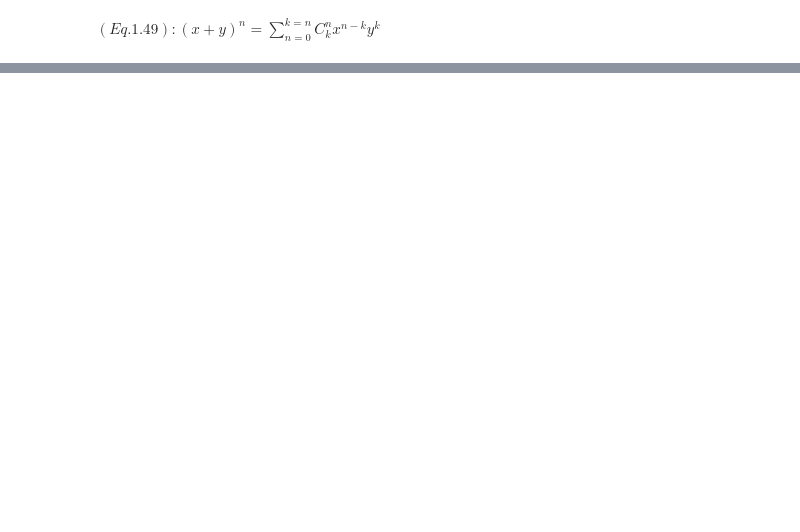
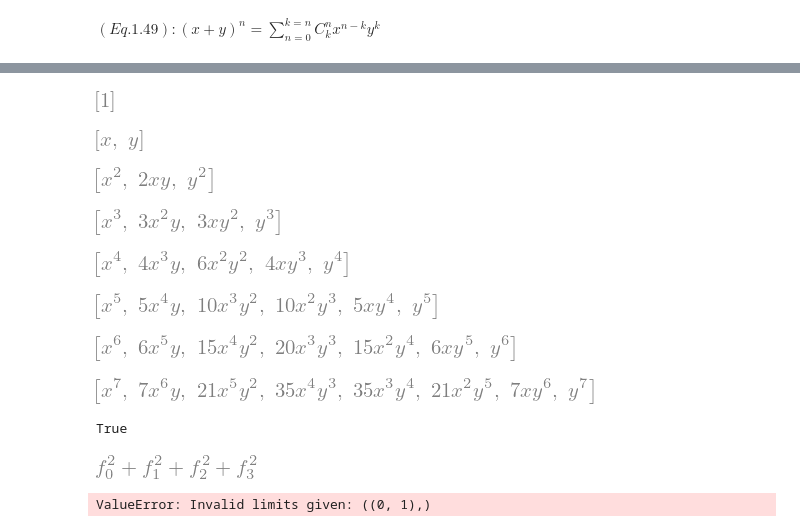
Before and after one commit to wittler-github/MathCalcGraphScripts, a Jupyter notebook: GraphScriptsMath/GraphScriptsMMFPAE/C_1_Preliminary_Algebra/S_1.6_p28.ipynb, the cells around one changed output, grey strips where cells are left out. Drawn from its saved outputs; the diff is of its cells as text; code cells hidden in the pictures; blank space fills up the shorter version.

```diff
--- a/GraphScriptsMath/GraphScriptsMMFPAE/C_1_Preliminary_Algebra/S_1.6_p28.ipynb
+++ b/GraphScriptsMath/GraphScriptsMMFPAE/C_1_Preliminary_Algebra/S_1.6_p28.ipynb
@@ -36,3 +66,49 @@ $\displaystyle \sum_{n=0}^{10} x^{- k + n} y^{k} {\binom{n}{k}}$
+# %%
+BE = (nCk*(x**(n-k))*y**(k))
+BE.subs({n:15, k: 6, x: 3, y: 4})
+#display(BE.,(k,0,n)).doit().expand())
+for n_i in range(8):
+    display([BE.subs({n:n_i, k: k_i}) for k_i in range(n_i + 1)])
+# %% [output]
+[figure, added]
+[figure, added]
+[figure, added]
+[figure, added]
+[figure, added]
+[figure, added]
+[figure, added]
+[figure, added]
+# %%
+nCk.subs({n:9, k:8}).equals(9)
+#nCk.subs({n:2, k:2}).evalf()
+#nCk.evalf()
+# %% [output]
+True
+# %%
+f = lambdify(n,k)
+Sum(f(n), (n, 0, 3)).doit()
+f(0) + f(1) + f(2) + f(3)
+Sum(f(n), (n, 0, oo)).doit()
+Sum(f(n), (n, 0, oo))
+f = IndexedBase('f')
+Sum(f[n]**2, (n, 0, 3)).doit()
+f[0]**2 + f[1]**2 + f[2]**2 + f[3]**2
+# %% [output]
+[figure, added]
+# %%
+
+n_i = 1
+for k_i in range(n_i):
+    sp.Sum(sp.binomial(n_i,k_i)*x**(n_i-k_i)*y**k_i,(k_i,n_i)).doit()
+    #print([sp.binomial(n,k_i)*x**(n-k_i)*y**k_i for k_i in range(n_i + 1)])
+    #display(sp.Sum(sp.binomial(n_i,k_i)*x**(n_i-k_i)*y**k_i,(k_i,0,n_i)).doit())
+
+#sf = sp.Sum(x,(x,0,4))
+#display(sf)
+# sp.sum(x,(x,0,oo))
+#sf.evalf(4)
+# %% [output]
+ValueError: Invalid limits given: ((0, 1),)
 # %%
 a, b = symbols("alpha, beta")
 f =sp.exp(-x)
```
Also changed, not shown: parts of 26 cells of this notebook.
